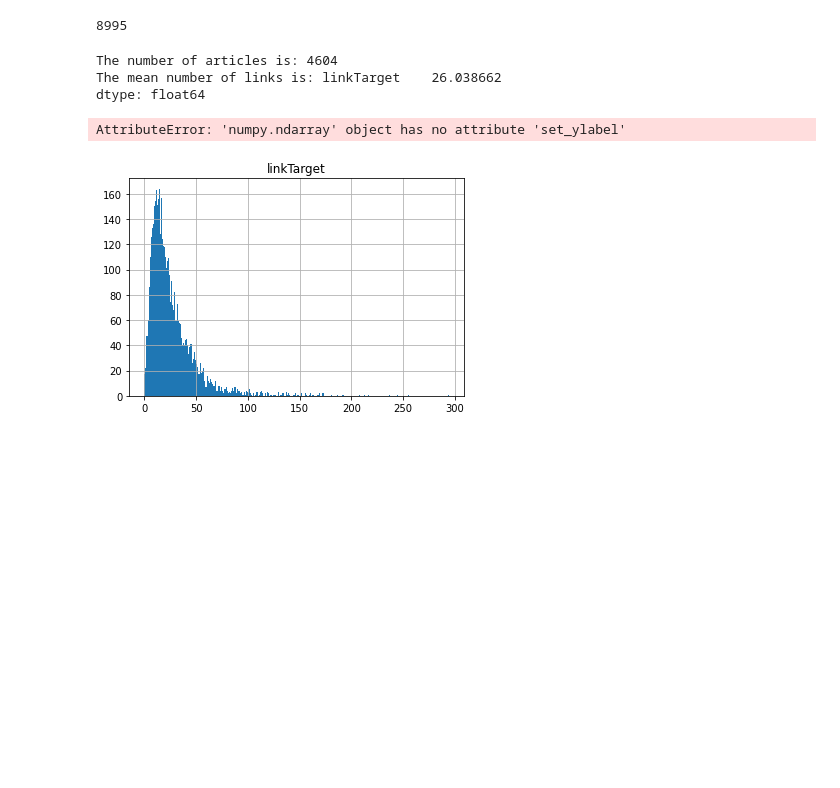
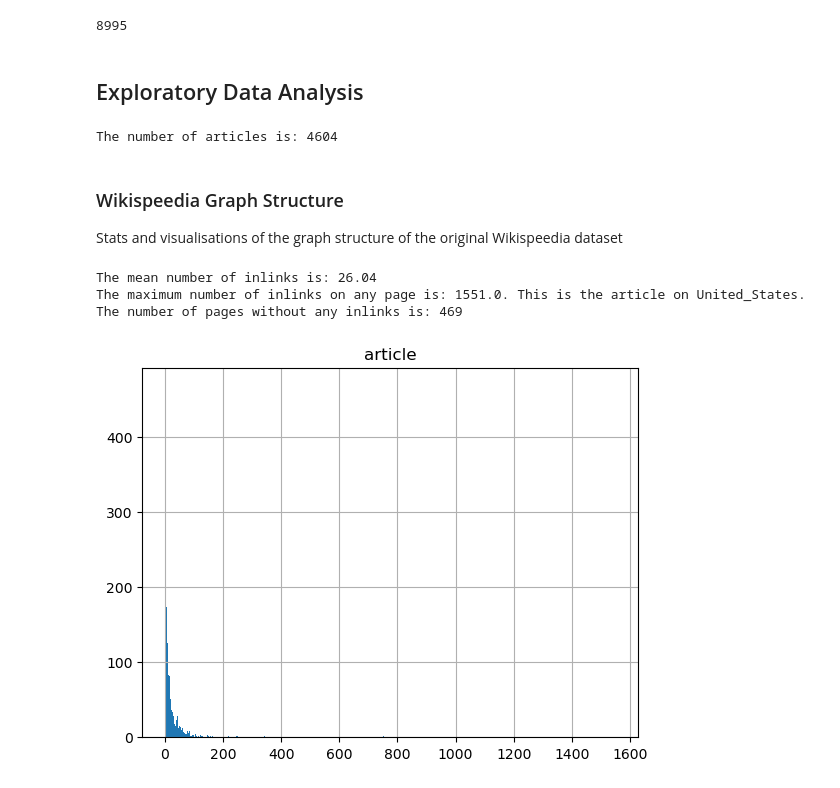
Before and after one commit to epfl-ada/ada-2022-project-deadmaus, a Jupyter notebook: data_analysis.ipynb, the cells around one changed output. Cells and saved outputs as stored; diff of their text form; code cells hidden in the pictures; blank space fills up the shorter version.

Commit message:
incoming and outgoing edges, old and new

```diff
--- a/data_analysis.ipynb
+++ b/data_analysis.ipynb
@@ -97,22 +107,35 @@ def get_html(name):
         html_doc = file.read()
         soup = BeautifulSoup(html_doc, 'html.parser')
         return soup.prettify()
+# %% [markdown]
+## Exploratory Data Analysis
 # %%
 # Exploratory Data Analysis
 n_articles = len(articles)
 print(f'The number of articles is: {n_articles}')
-n_links = links.groupby(['article'])['linkTarget'].count()
-articles_with_links = articles.join(n_links).fillna(0)
-mean_links = articles_with_links.mean()
-print(f'The mean number of links is: {mean_links}')
-
-articles_with_links['linkTarget']
-bins = [i for i in range(int(max(articles_with_links['linkTarget'])+1))]
-ax = articles_with_links.hist(bins=bins)
-plt.show()
 # %% [output]
 The number of articles is: 4604
-The mean number of links is: linkTarget    26.038662
-dtype: float64
-AttributeError: 'numpy.ndarray' object has no attribute 'set_ylabel'
-[figure, removed]
+# %% [markdown]
+### Wikispeedia Graph Structure
+Stats and visualisations of the graph structure of the original Wikispeedia dataset
+# %%
+incoming = links.groupby(['linkTarget'])['article'].count()
+articles_incoming = (articles.join(incoming).fillna(0))
+
+articles_incoming_lt = articles_incoming.article
+mean_links = articles_incoming_lt.mean()
+max_links = articles_incoming_lt.max()
+num_leaves = (articles_incoming_lt == 0).sum()
+print(f'The mean number of inlinks is: {mean_links:.2f}')
+print(f'The maximum number of inlinks on any page is: {max_links}. This is the article on {articles_incoming_lt[articles_incoming_lt==max_links].index[0]}.')
+print(f'The number of pages without any inlinks is: {num_leaves}')
+
+articles_incoming_lt
+bins = [i for i in range(int(max(articles_incoming_lt)+1))]
+ax = articles_incoming.hist(bins=bins)
+plt.show()
+# %% [output]
+The mean number of inlinks is: 26.04
+The maximum number of inlinks on any page is: 1551.0. This is the article on United_States.
+The number of pages without any inlinks is: 469
+[figure, added]
```
Also changed, not shown: parts of 6 cells of this notebook.
